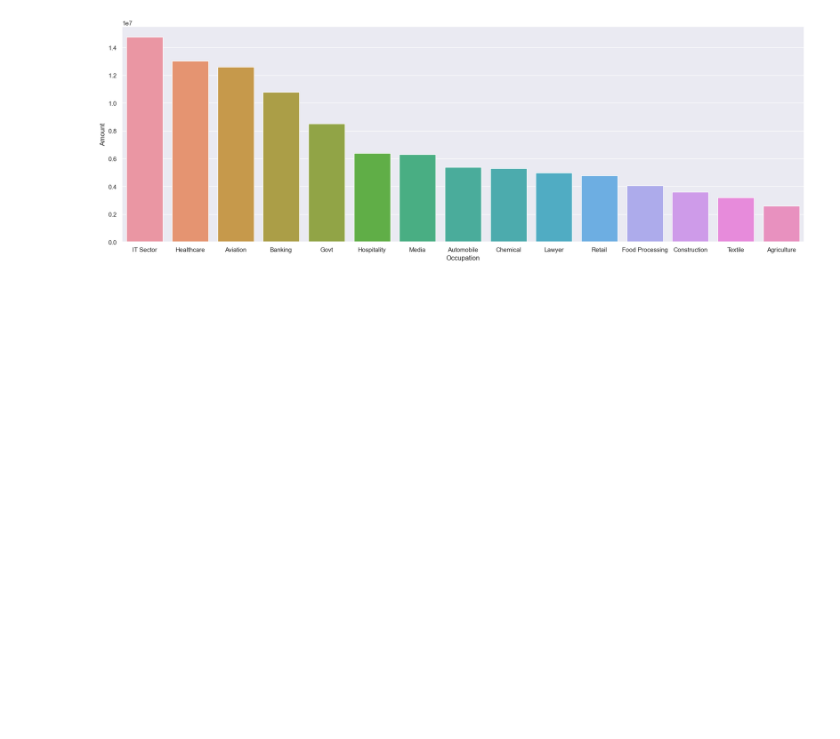
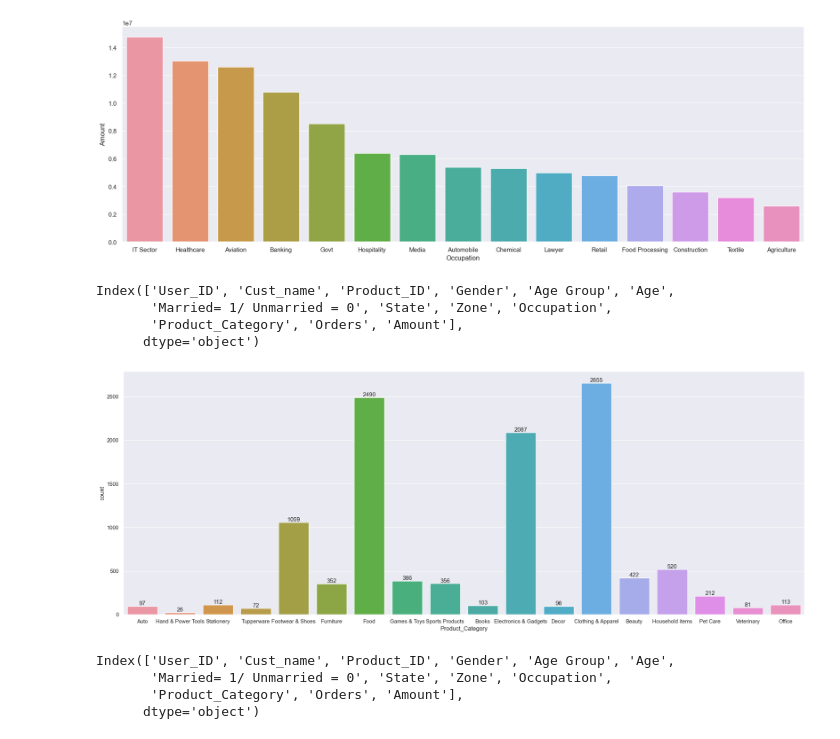
Before and after one commit to Manoj-Ghosh/Sales_Analysis_Project, a Jupyter notebook: Sales_Analysis.ipynb, the cells around one changed output. Saved outputs shown, nothing was run; the diff lists cells and outputs as text; code cells hidden in the pictures; blank space fills up the shorter version.

```diff
--- a/Sales_Analysis.ipynb
+++ b/Sales_Analysis.ipynb
@@ -436,3 +436,24 @@ sns.barplot(x = 'Occupation', y = 'Amount', data = sales_data)
 # %% [output]
 <Axes: xlabel='Occupation', ylabel='Amount'>
 [figure]
+# %%
+df.columns
+# %% [output]
+Index(['User_ID', 'Cust_name', 'Product_ID', 'Gender', 'Age Group', 'Age',
+       'Married= 1/ Unmarried = 0', 'State', 'Zone', 'Occupation',
+       'Product_Category', 'Orders', 'Amount'],
+      dtype='object')
+# %%
+sns.set(rc = {'figure.figsize':(25,9)})
+ans = sns.countplot(x = 'Product_Category', data = df)
+for i in ans.containers:
+    ans.bar_label(i)
+# %% [output]
+[figure, added]
+# %%
+df.columns
+# %% [output]
+Index(['User_ID', 'Cust_name', 'Product_ID', 'Gender', 'Age Group', 'Age',
+       'Married= 1/ Unmarried = 0', 'State', 'Zone', 'Occupation',
+       'Product_Category', 'Orders', 'Amount'],
+      dtype='object')
```
Also changed, not shown: parts of 3 cells of this notebook.
